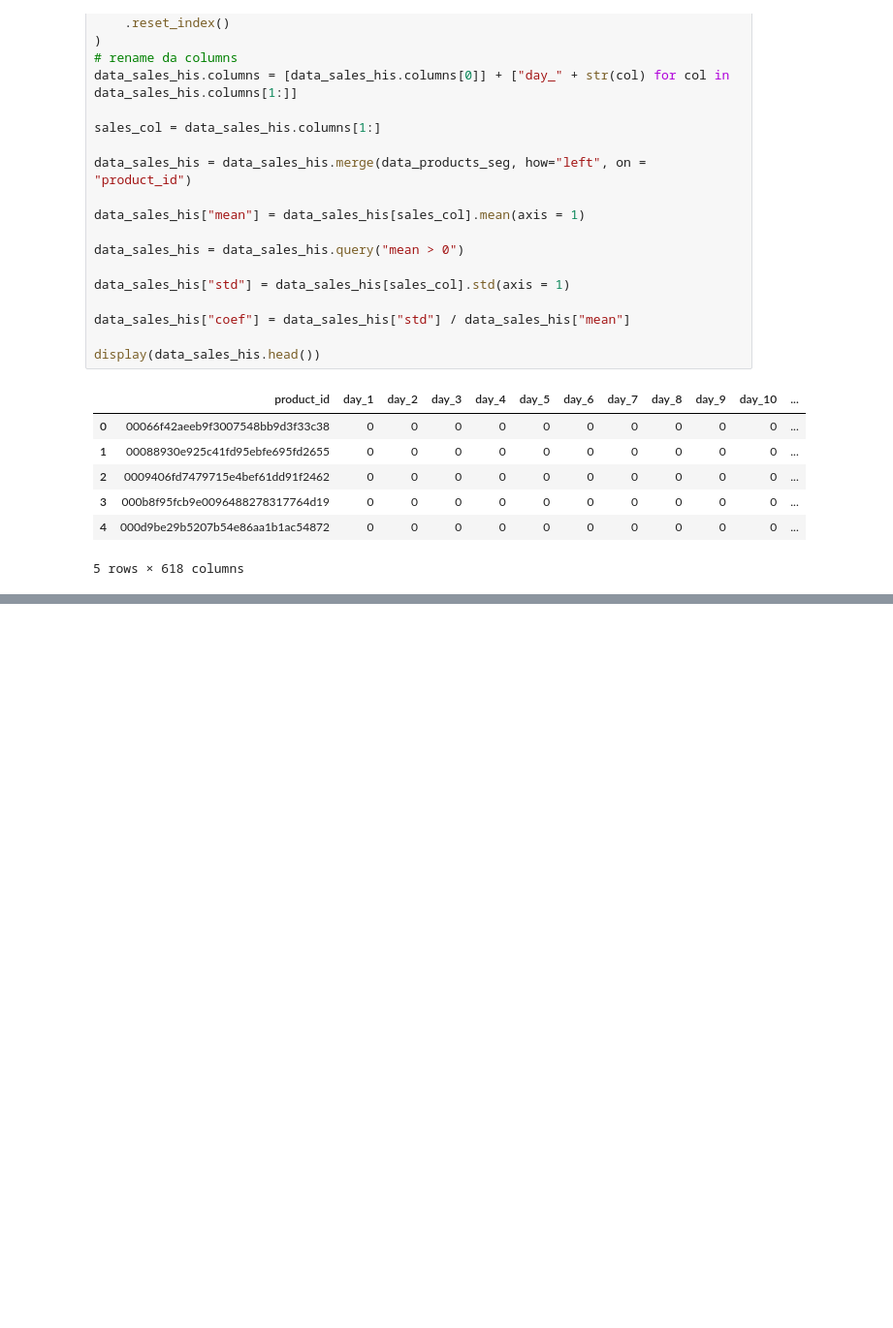
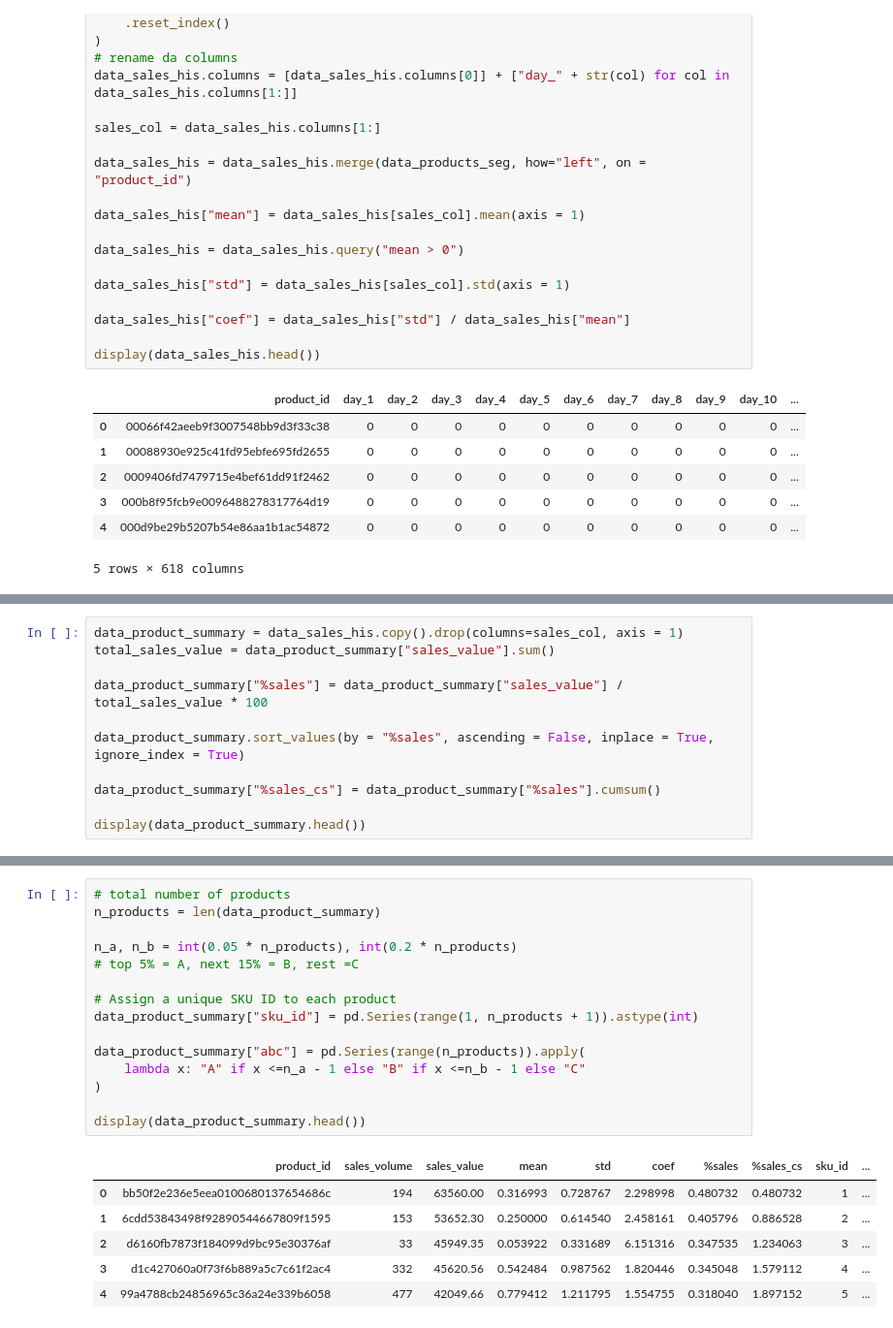
Before and after one commit to Cyrusz55/E_Commerce_Customer_Behavior_Analysis, a Jupyter notebook: book1.ipynb, the cells around one changed output, grey strips where cells are left out. Shown: that part at 97% size. Saved outputs shown, nothing was run; the diff lists cells and outputs as text; blank space fills up the shorter version.

```diff
--- a/book1.ipynb
+++ b/book1.ipynb
@@ -1261,0 +1271,11 @@ display(data_sales_his.head())
+# %%
+data_product_summary = data_sales_his.copy().drop(columns=sales_col, axis = 1)
+total_sales_value = data_product_summary["sales_value"].sum()
+
+data_product_summary["%sales"] = data_product_summary["sales_value"] / total_sales_value * 100
+
+data_product_summary.sort_values(by = "%sales", ascending = False, inplace = True, ignore_index = True)
+
+data_product_summary["%sales_cs"] = data_product_summary["%sales"].cumsum()
+
+display(data_product_summary.head())
@@ -1261,0 +1289,22 @@ display(data_sales_his.head())
+# %%
+# total number of products
+n_products = len(data_product_summary)
+
+n_a, n_b = int(0.05 * n_products), int(0.2 * n_products)
+# top 5% = A, next 15% = B, rest =C
+
+# Assign a unique SKU ID to each product
+data_product_summary["sku_id"] = pd.Series(range(1, n_products + 1)).astype(int)
+
+data_product_summary["abc"] = pd.Series(range(n_products)).apply(
+    lambda x: "A" if x <=n_a - 1 else "B" if x <=n_b - 1 else "C"
+)
+
+display(data_product_summary.head())
+# %% [output]
+|  | product_id | sales_volume | sales_value | mean | std | coef | %sales | %sales_cs | sku_id | ... |
+| 0 | bb50f2e236e5eea0100680137654686c | 194 | 63560.00 | 0.316993 | 0.728767 | 2.298998 | 0.480732 | 0.480732 | 1 | ... |
+| 1 | 6cdd53843498f92890544667809f1595 | 153 | 53652.30 | 0.250000 | 0.614540 | 2.458161 | 0.405796 | 0.886528 | 2 | ... |
+| 2 | d6160fb7873f184099d9bc95e30376af | 33 | 45949.35 | 0.053922 | 0.331689 | 6.151316 | 0.347535 | 1.234063 | 3 | ... |
+| 3 | d1c427060a0f73f6b889a5c7c61f2ac4 | 332 | 45620.56 | 0.542484 | 0.987562 | 1.820446 | 0.345048 | 1.579112 | 4 | ... |
+| 4 | 99a4788cb24856965c36a24e339b6058 | 477 | 42049.66 | 0.779412 | 1.211795 | 1.554755 | 0.318040 | 1.897152 | 5 | ... |
```
Also changed, not shown: parts of 3 cells of this notebook, 8 other files.
